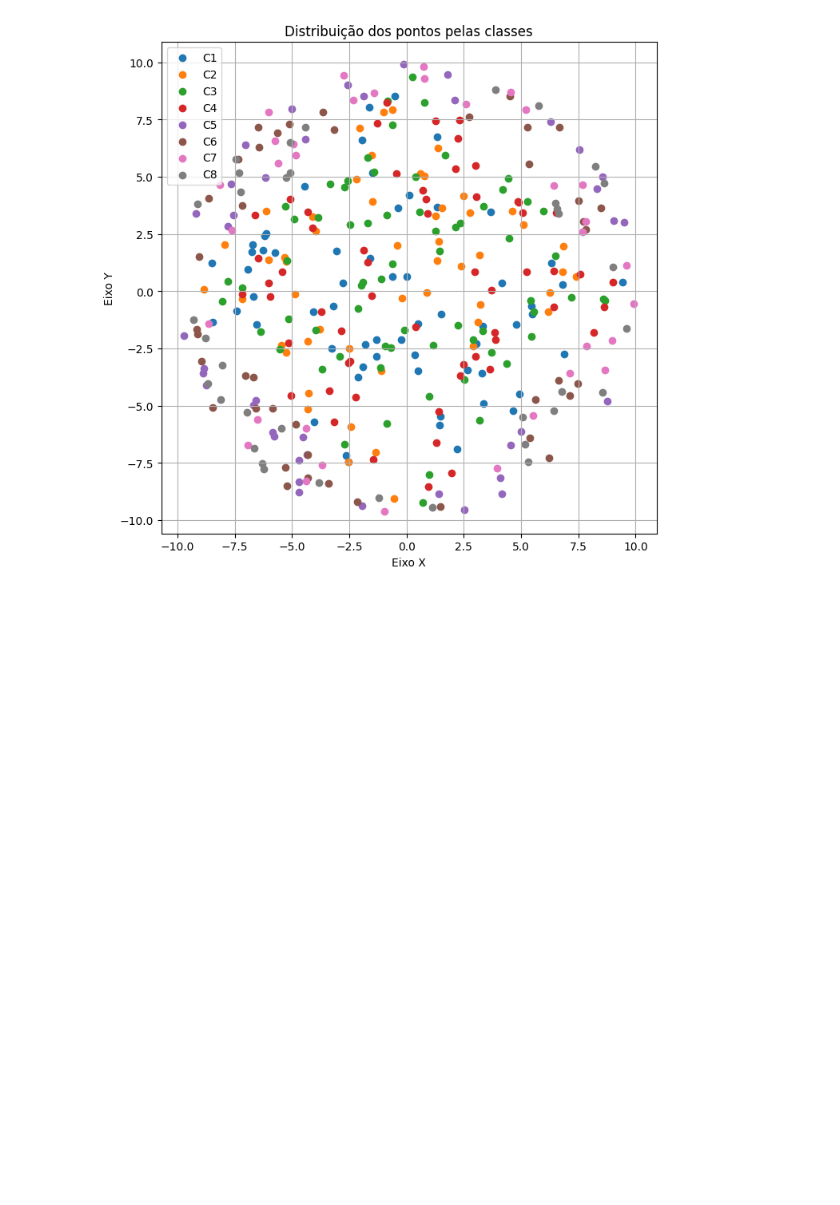
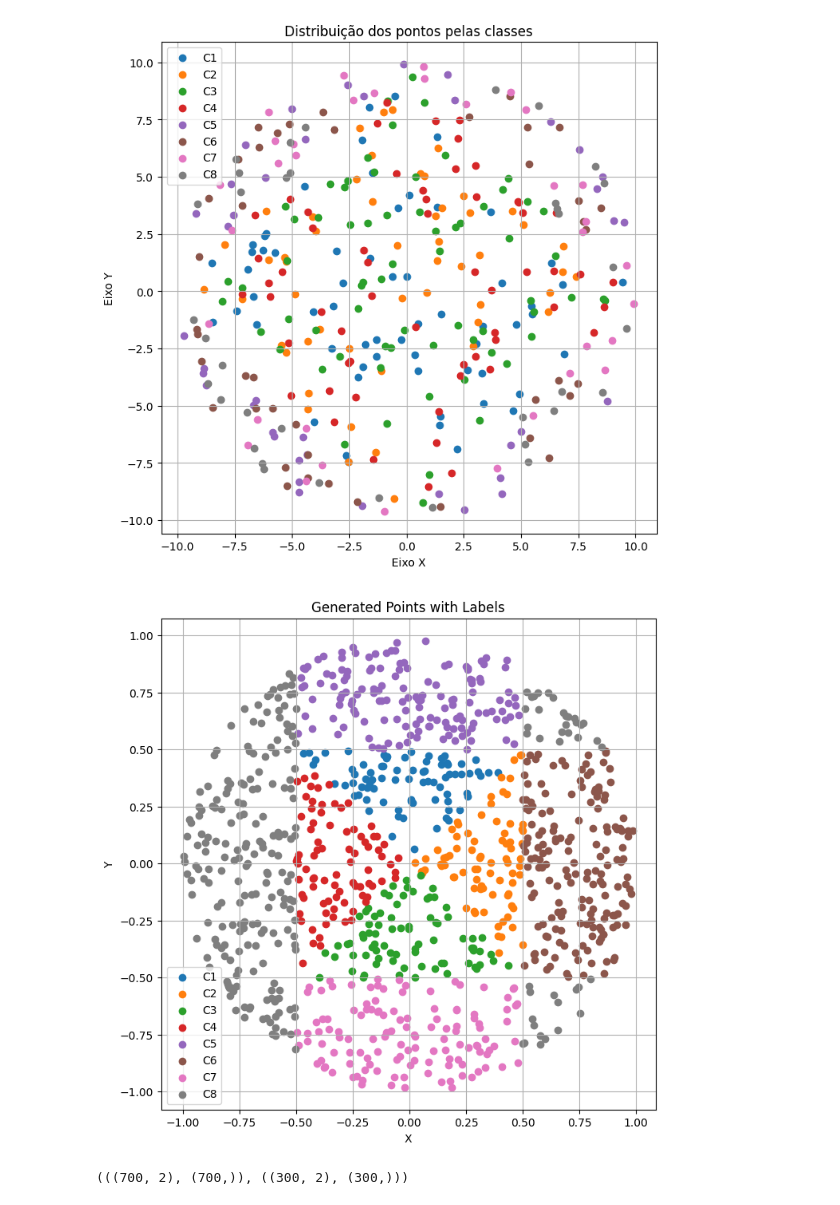
Before and after one commit to ArthurrCr/DEEP-LEARNING, a Jupyter notebook: [DL] 1A Lista_.ipynb, the cells around one changed output. Drawn from its saved outputs; the diff is of its cells as text; code cells hidden in the pictures; blank space fills up the shorter version.

```diff
--- a/[DL] 1A Lista_.ipynb
+++ b/[DL] 1A Lista_.ipynb
@@ -742,3 +744,74 @@ plt.gca().set_aspect('equal', adjustable='box')
 plt.show()
 # %% [output]
 [figure]
+# %%
+import numpy as np
+import matplotlib.pyplot as plt
+
+# Function to generate random points
+def generate_points(num_points, radius=1.0, losangle_width=0.5):
+    points = []
+    labels = []
+    while len(points) < num_points:
+        # Generate random point
+        x, y = np.random.uniform(-radius, radius, 2)
+        if x**2 + y**2 <= radius**2:  # Check if inside the circle
+            points.append((x, y))
+            # Determine the label based on the losangle and circle sectors
+            if abs(x) < losangle_width and abs(y) < losangle_width:  # Inside losangle
+                if y > x and y > -x:
+                    labels.append('C1')
+                elif y < x and y > -x:
+                    labels.append('C2')
+                elif y < x and y < -x:
+                    labels.append('C3')
+                else:
+                    labels.append('C4')
+            else:  # Outside losangle
+                if y > 0 and abs(x) < losangle_width:
+                    labels.append('C5')
+                elif x > 0 and abs(y) < losangle_width:
+                    labels.append('C6')
+                elif y < 0 and abs(x) < losangle_width:
+                    labels.append('C7')
+                else:
+                    labels.append('C8')
+    return np.array(points), np.array(labels)
+
+# Function to plot the points
+def plot_points(points, labels):
+    plt.figure(figsize=(8, 8))
+    for label in np.unique(labels):
+        idx = labels == label
+        plt.scatter(points[idx, 0], points[idx, 1], label=label)
+    plt.legend()
+    plt.title('Generated Points with Labels')
+    plt.xlabel('X')
+    plt.ylabel('Y')
+    plt.grid(True)
+    plt.show()
+
+# Generate and plot points
+num_points = 1000  # total number of points
+points, labels = generate_points(num_points)
+plot_points(points, labels)
+
+# Split the dataset into training and validation sets (70% train, 30% validation)
+num_train = int(0.7 * num_points)
+
+indices = np.arange(num_points)
+np.random.shuffle(indices)
+
+train_indices = indices[:num_train]
+valid_indices = indices[num_train:]
+
+train_points = points[train_indices]
+train_labels = labels[train_indices]
+
+valid_points = points[valid_indices]
+valid_labels = labels[valid_indices]
+
+(train_points.shape, train_labels.shape), (valid_points.shape, valid_labels.shape)
+# %% [output]
+[figure, added]
+(((700, 2), (700,)), ((300, 2), (300,)))
```
Also changed, not shown: parts of 18 cells of this notebook.
